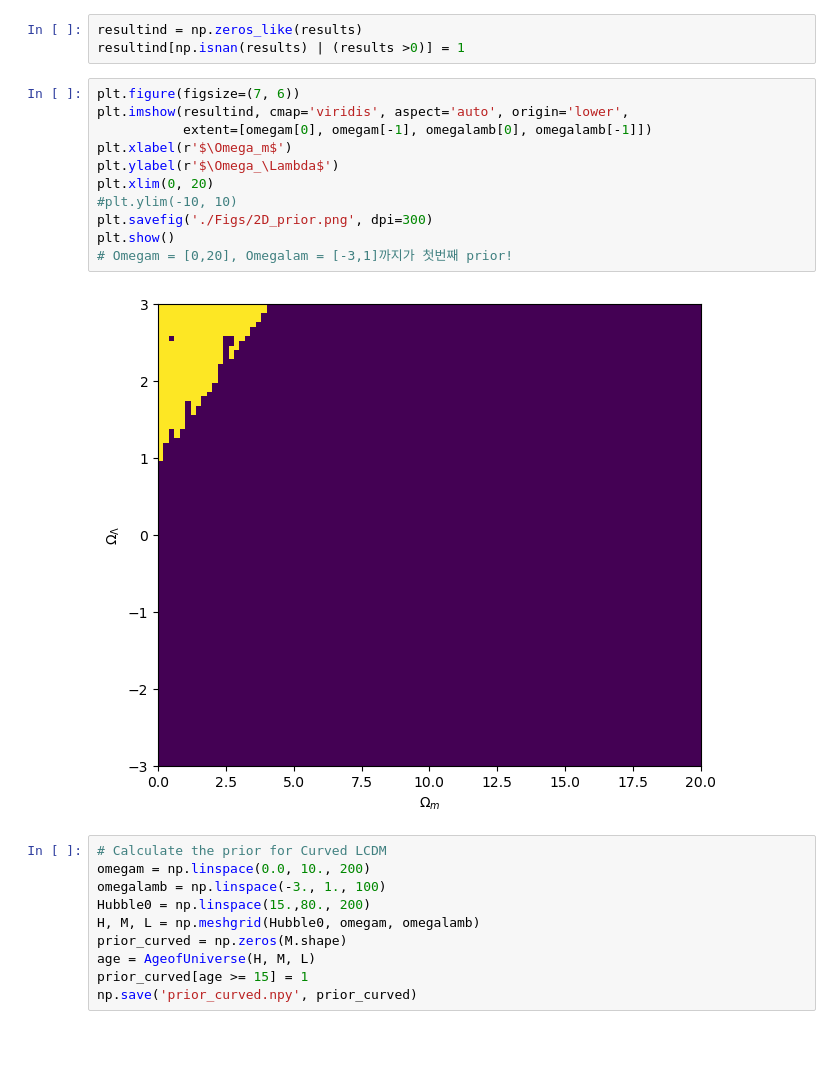
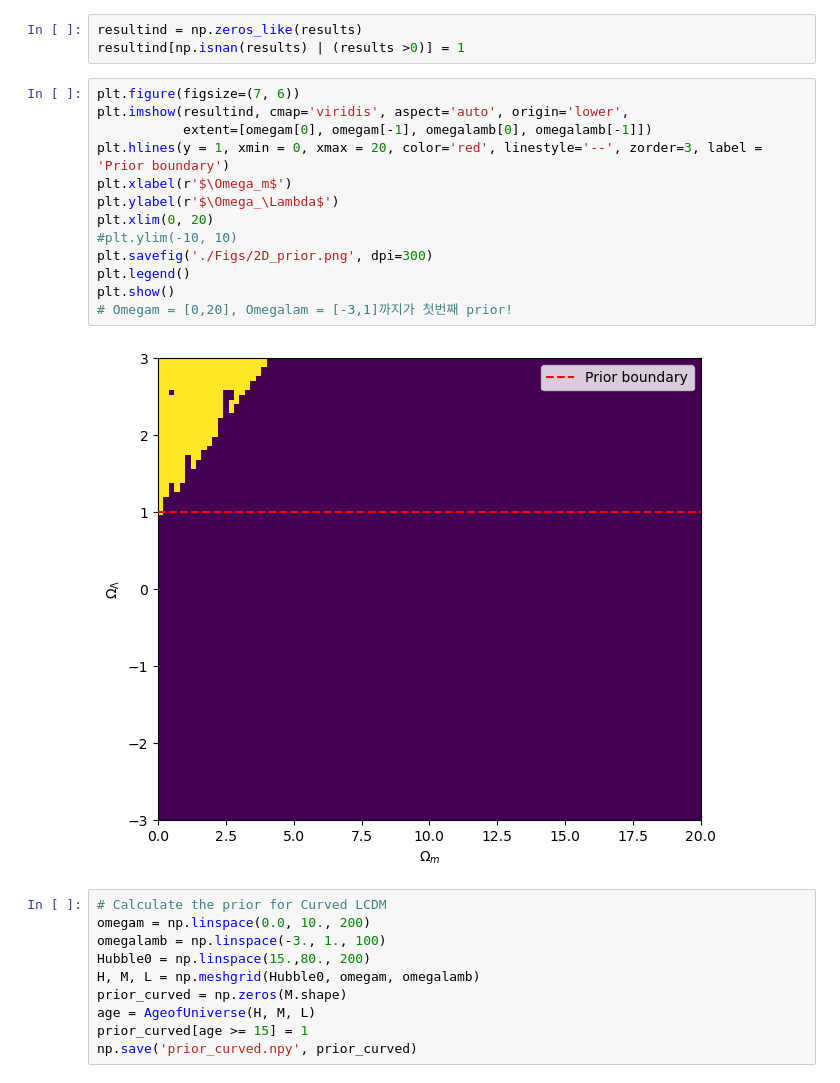
Before and after one commit to john1256/KASI_Ms, a Jupyter notebook: 2025/Field_research/Midterm_proj_prior.ipynb, the cells around one changed output. Cells and saved outputs as stored; diff of their text form; blank space fills up the shorter version.

```diff
--- a/2025/Field_research/Midterm_proj_prior.ipynb
+++ b/2025/Field_research/Midterm_proj_prior.ipynb
@@ -159,16 +161,18 @@ resultind[np.isnan(results) | (results >0)] = 1
 # %%
 plt.figure(figsize=(7, 6))
 plt.imshow(resultind, cmap='viridis', aspect='auto', origin='lower',
            extent=[omegam[0], omegam[-1], omegalamb[0], omegalamb[-1]])
+plt.hlines(y = 1, xmin = 0, xmax = 20, color='red', linestyle='--', zorder=3, label = 'Prior boundary')
 plt.xlabel(r'$\Omega_m$')
 plt.ylabel(r'$\Omega_\Lambda$')
 plt.xlim(0, 20)
 #plt.ylim(-10, 10)
 plt.savefig('./Figs/2D_prior.png', dpi=300)
+plt.legend()
 plt.show()
 # Omegam = [0,20], Omegalam = [-3,1]까지가 첫번째 prior!
 # %% [output]
-[figure, old version]
+[figure, new version]
 # %%
 # Calculate the prior for Curved LCDM
 omegam = np.linspace(0.0, 10., 200)
```
Also changed, not shown: parts of 2 cells of this notebook, 3 other files.
